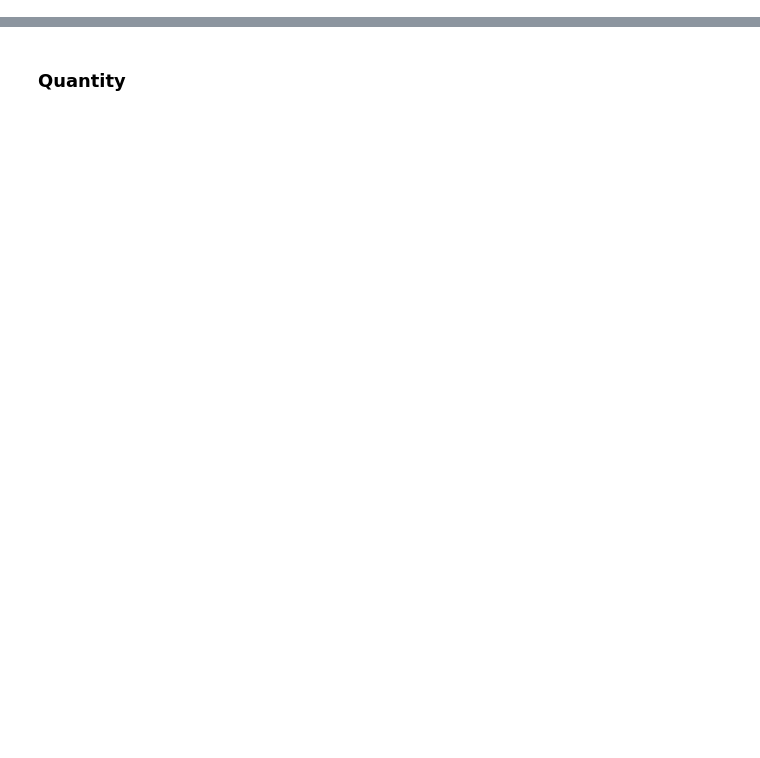
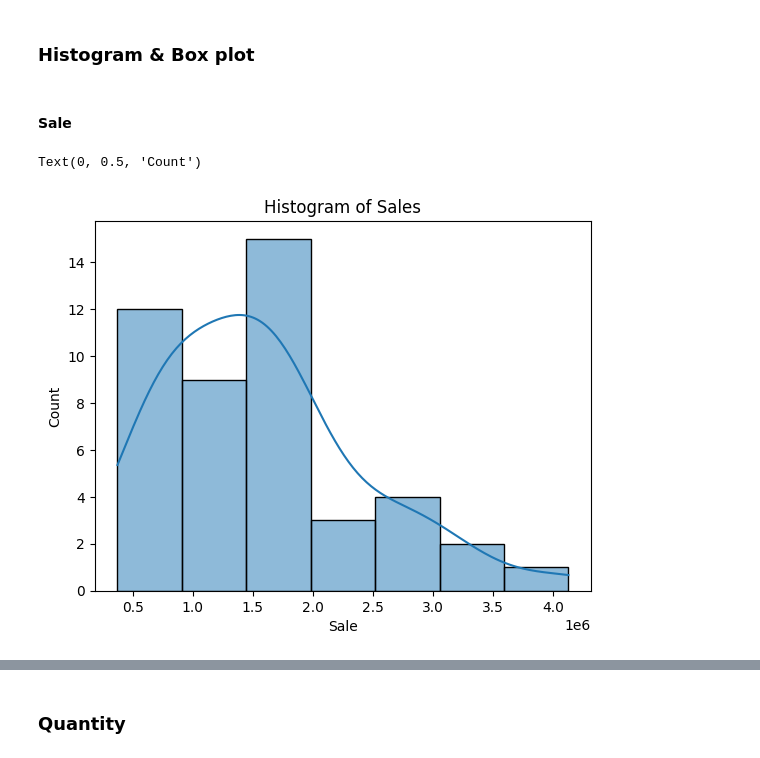
Before and after one commit to thainq1402/ATS, a Jupyter notebook: Teamwork/EDA_Sales.ipynb, the cells around one changed output, grey strips where cells are left out. Saved outputs shown, nothing was run; the diff lists cells and outputs as text; code cells hidden in the pictures; blank space fills up the shorter version.

```diff
--- a/Teamwork/EDA_Sales.ipynb
+++ b/Teamwork/EDA_Sales.ipynb
@@ -107,0 +9,3 @@ plt.show()
+# %%
+competitor = pd.read_excel('Competitors.xlsx')
+competitor.head(5)
@@ -107,0 +29,2 @@ plt.show()
+# %%
+competitor['Year'] = pd.to_datetime(competitor['Year'], format='%Y-%m')
@@ -107,0 +41,3 @@ plt.show()
+# %%
+sale = competitor['Sales']
+quantity = competitor['Quantity']
@@ -107,0 +84,12 @@ plt.show()
+# %% [markdown]
+### Histogram & Box plot
+# %% [markdown]
+#### Sale
+# %%
+sns.histplot(sale, kde=True)
+plt.title('Histogram of Sales')
+plt.xlabel('Sale')
+plt.ylabel('Count')
+# %% [output]
+Text(0, 0.5, 'Count')
+[figure, added]
```
Also changed, not shown: parts of 126 cells of this notebook, 2 other files.
